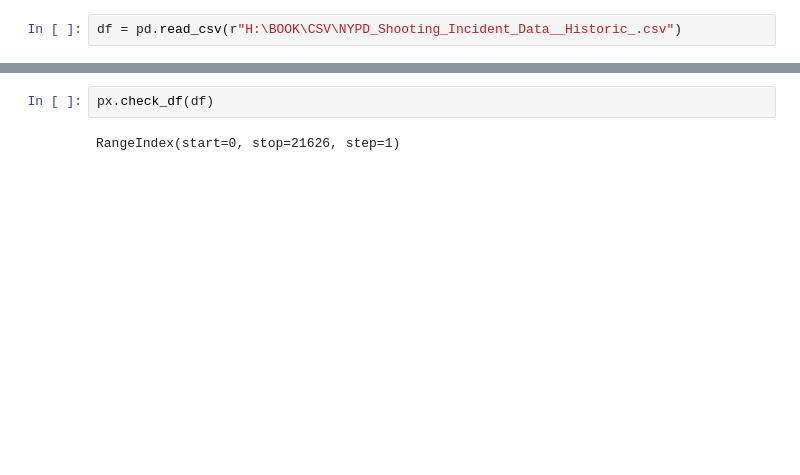
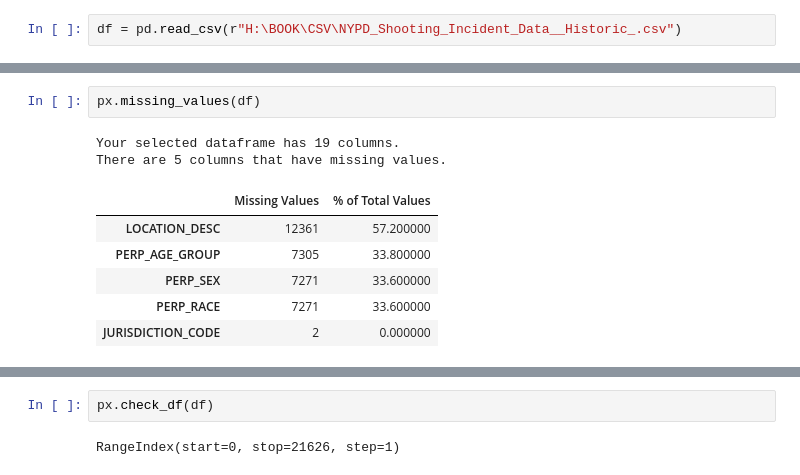
Before and after one commit to lep511/pexplorer, a Jupyter notebook: _pexplorer_test.ipynb, the cells around one changed output, grey strips where cells are left out. Cells and saved outputs as stored; diff of their text form; blank space fills up the shorter version.

```diff
--- a/_pexplorer_test.ipynb
+++ b/_pexplorer_test.ipynb
@@ -6,0 +25,11 @@ df = pd.read_csv(r"H:\BOOK\CSV\NYPD_Shooting_Incident_Data__Historic_.csv")
+# %%
+px.missing_values(df)
+# %% [output]
+Your selected dataframe has 19 columns.
+There are 5 columns that have missing values.
+|  | Missing Values | % of Total Values |
+| LOCATION_DESC | 12361 | 57.200000 |
+| PERP_AGE_GROUP | 7305 | 33.800000 |
+| PERP_SEX | 7271 | 33.600000 |
+| PERP_RACE | 7271 | 33.600000 |
+| JURISDICTION_CODE | 2 | 0.000000 |
```
Also changed, not shown: parts of 10 cells of this notebook, 2 other files.
